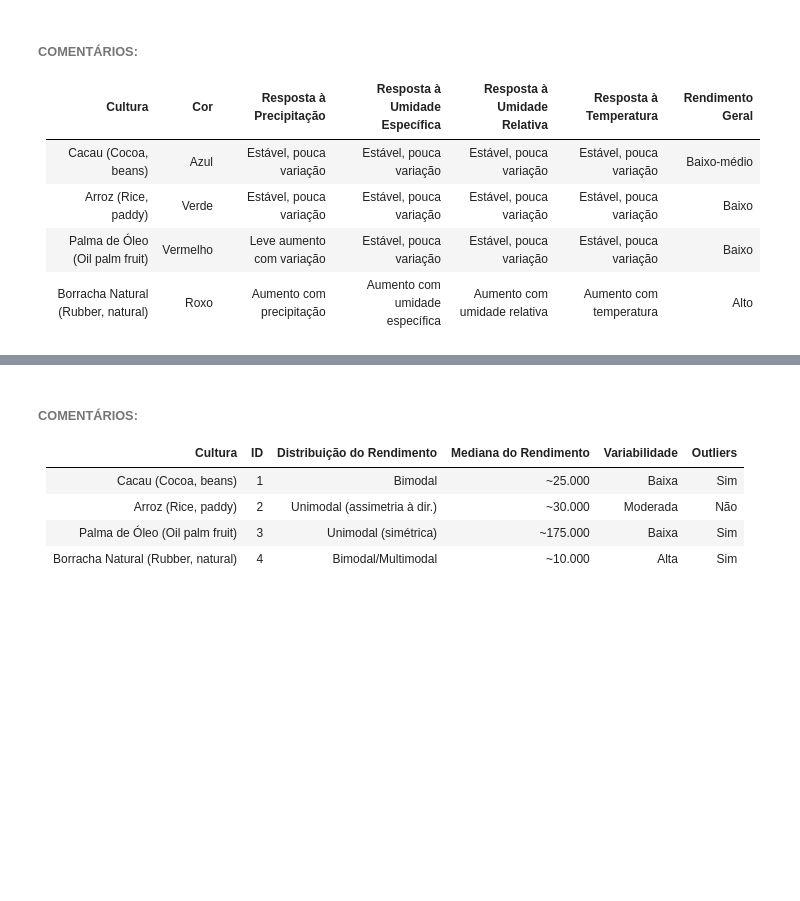
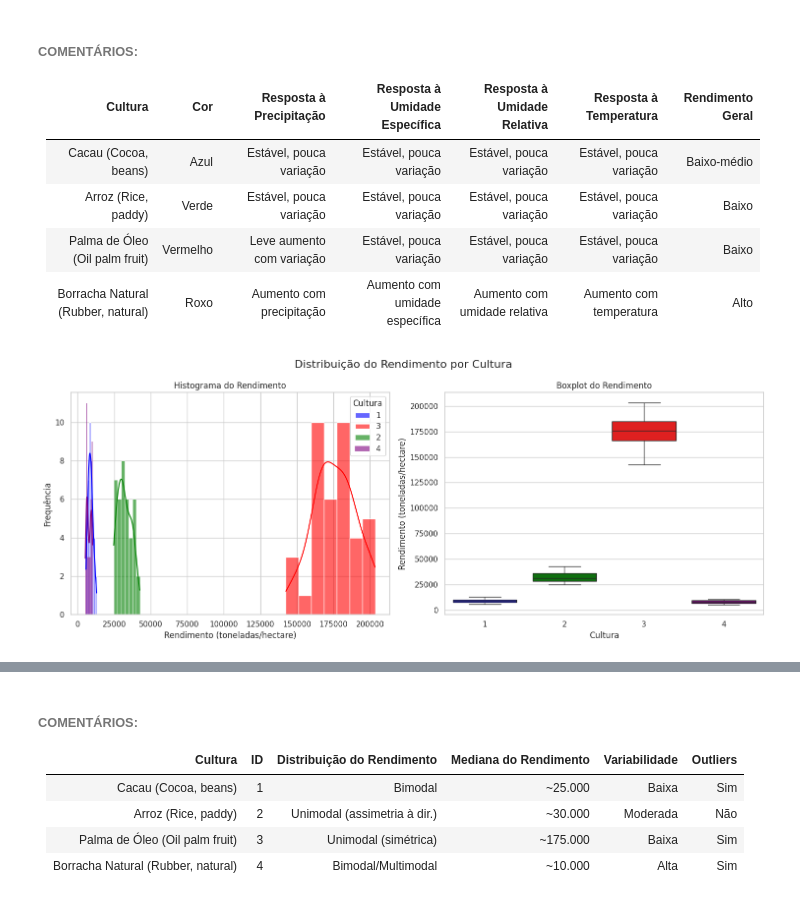
Before and after one commit to Ioiofmanzali/FIAP-FASE5CAP1-FARMETCHBAERADACLOUDCOMPUTING, a Jupyter notebook: entregavel1.1.ipynb, the cells around one changed output, grey strips where cells are left out. Cells and saved outputs as stored; diff of their text form; code cells hidden in the pictures; blank space fills up the shorter version.

```diff
--- a/entregavel1.1.ipynb
+++ b/entregavel1.1.ipynb
@@ -231,39 +333,40 @@ plt.show()
 # %%
 sns.set(style="whitegrid")
 
-
 crops = df['Crop'].unique()
 
-colors = {
-    'Cocoa, beans': 'blue',
-    'Oil palm fruit': 'green',
-    'Rice, paddy': 'orange',
-    'Rubber, natural': 'red'
+# Define the mapping of crop IDs to colors
+crop_colors = {
+    1: 'blue',  # Cocoa, beans
+    2: 'green',  # Rice, paddy
+    3: 'red',   # Oil palm fruit
+    4: 'purple' # Rubber, natural
 }
-
 
 fig, axes = plt.subplots(1, 2, figsize=(15, 6))
 fig.suptitle('Distribuição do Rendimento por Cultura', fontsize=16)
 
 # 1. Histograma
 for crop in crops:
     crop_data = df[df['Crop'] == crop]
-    sns.histplot(crop_data['Yield'], kde=True, color=colors[crop], label=crop, ax=axes[0], alpha=0.6)
+    sns.histplot(crop_data['Yield'], kde=True, color=crop_colors[crop], label=crop, ax=axes[0], alpha=0.6)
 
 axes[0].set_title('Histograma do Rendimento')
 axes[0].set_xlabel('Rendimento (toneladas/hectare)')
 axes[0].set_ylabel('Frequência')
 axes[0].legend(title='Cultura')
 
 # 2. Boxplot
-sns.boxplot(x='Crop',hue = 'Crop', y='Yield', data=df, palette=colors.values(), ax=axes[1], showfliers=True, legend = False)
+# Assuming 'Crop' column has numerical values after mapping
+sns.boxplot(x='Crop', hue='Crop', y='Yield', data=df, palette=crop_colors, ax=axes[1], showfliers=True, legend=False)
 axes[1].set_title('Boxplot do Rendimento')
 axes[1].set_xlabel('Cultura')
 axes[1].set_ylabel('Rendimento (toneladas/hectare)')
 
-
 plt.tight_layout()
 plt.show()
+# %% [output]
+[figure, added]
 # %%
 # criados novos gráficos separados para melhor visualização dos dados
 
```
Also changed, not shown: parts of 25 cells of this notebook.
